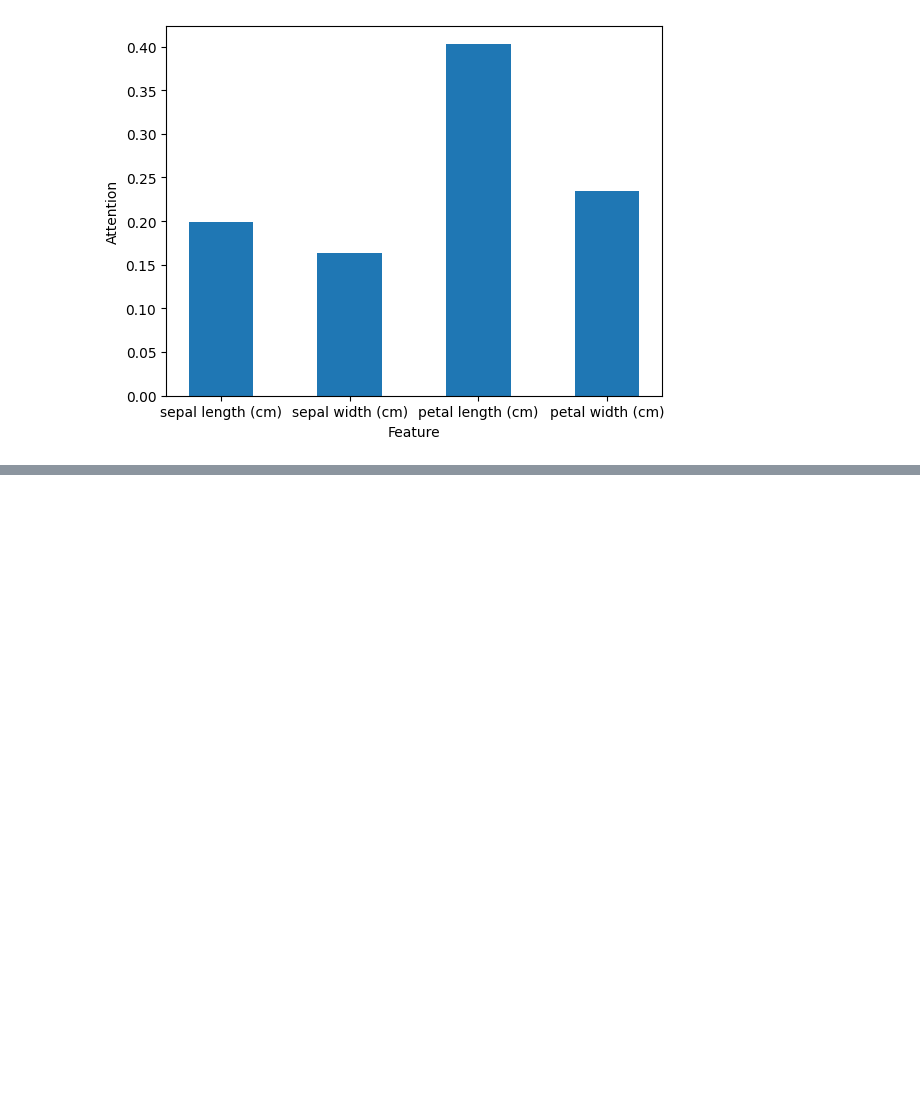
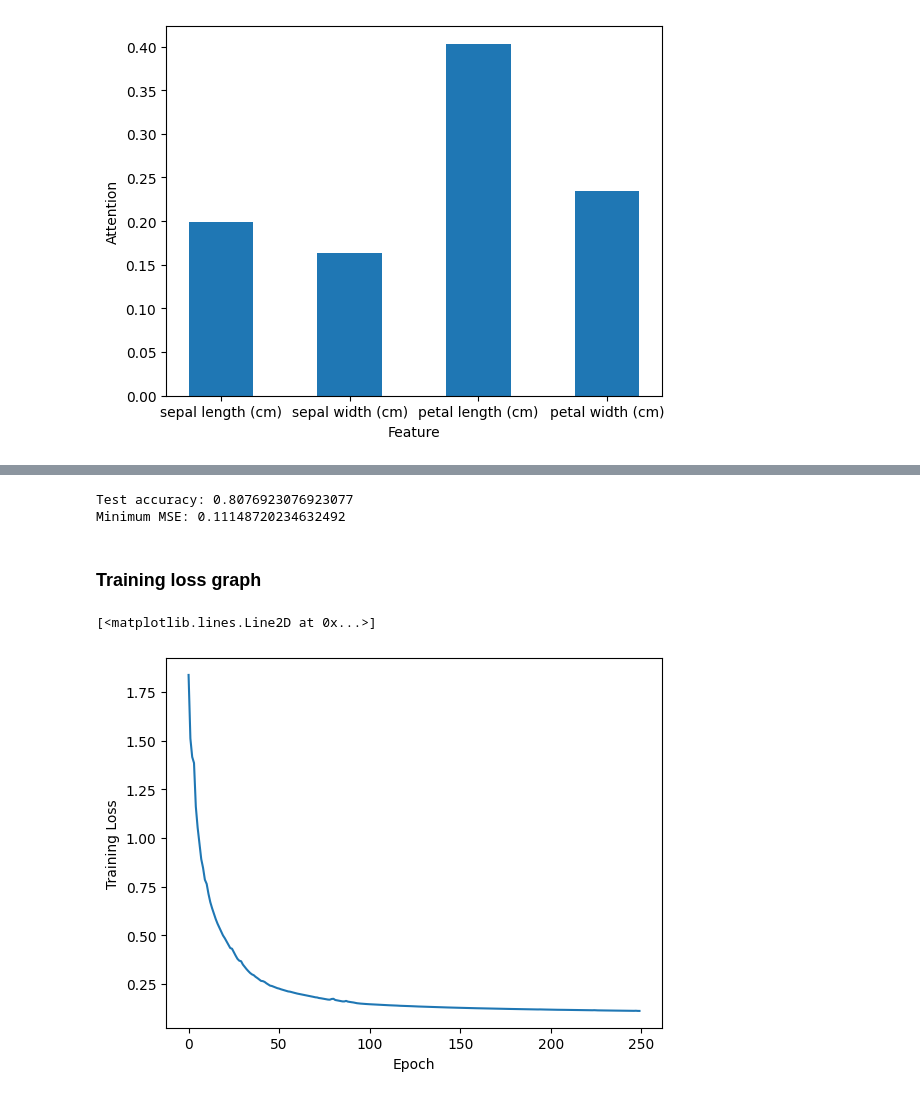
Before and after one commit to marcoBmota8/DLCausalOptimization, a Jupyter notebook: TabNet_Sample.ipynb, the cells around one changed output, grey strips where cells are left out. Drawn from its saved outputs; the diff is of its cells as text; code cells hidden in the pictures; blank space fills up the shorter version.

Commit message:
Implementation/training of TabNetNoEmbeddings

```diff
--- a/TabNet_Sample.ipynb
+++ b/TabNet_Sample.ipynb
@@ -306,0 +312,63 @@ for i in range(3):
+# %%
+X_train = train[features].values[train_indices]
+y_train = train[target].values[train_indices].reshape(-1, 1)
+X_test = train[features].values[test_indices]
+y_test = train[target].values[test_indices].reshape(-1, 1)
+# %%
+import torch.nn as nn
+import torch.optim as optim
+from pytorch_tabnet.tab_network import TabNetNoEmbeddings
+
+test_model = TabNetNoEmbeddings(input_dim=4, output_dim=1)
+
+def model_train(model, n_epochs):
+    criterion = nn.MSELoss()
+    learning_rate = 0.01
+    optimizer = optim.SGD(model.parameters(), lr = learning_rate)
+
+    model.train()
+    mse_values = []
+    input = torch.FloatTensor(X_train)
+    y = torch.FloatTensor(y_train)
+    masks = []
+
+    # Train the model
+    for i in range(n_epochs):
+        optimizer.zero_grad()
+        outputs = model(input)
+        # masks.append(model.forward_masks(input)[0])
+        loss = criterion(outputs[0], y)
+        loss.backward()
+        optimizer.step()
+
+        mse_values.append(loss.item())
+
+    train_masks = model.forward_masks(input)
+
+    model.eval()
+    with torch.no_grad():
+        test_output = model(torch.FloatTensor(X_test))
+        test_masks = model.forward_masks(torch.FloatTensor(X_test))
+        pred_y = torch.round(test_output[0])
+        accuracy = (pred_y == torch.FloatTensor(y_test)).sum().item() / float(pred_y.size(0))
+
+    return mse_values, accuracy, train_masks, test_masks
+
+
+n_epochs = 250
+test_train, test_acc, train_masks, test_masks = model_train(test_model, n_epochs)
+
+print("Test accuracy:", test_acc)
+print("Minimum MSE:", min(test_train))
+# %% [output]
+Test accuracy: 0.8076923076923077
+Minimum MSE: 0.11148720234632492
+# %% [markdown]
+### Training loss graph
+# %%
+plt.xlabel("Epoch")
+plt.ylabel("Training Loss")
+plt.plot(range(n_epochs), test_train)
+# %% [output]
+[<matplotlib.lines.Line2D at 0x...>]
+[figure, added]
```
Also changed, not shown: parts of 6 cells of this notebook.
